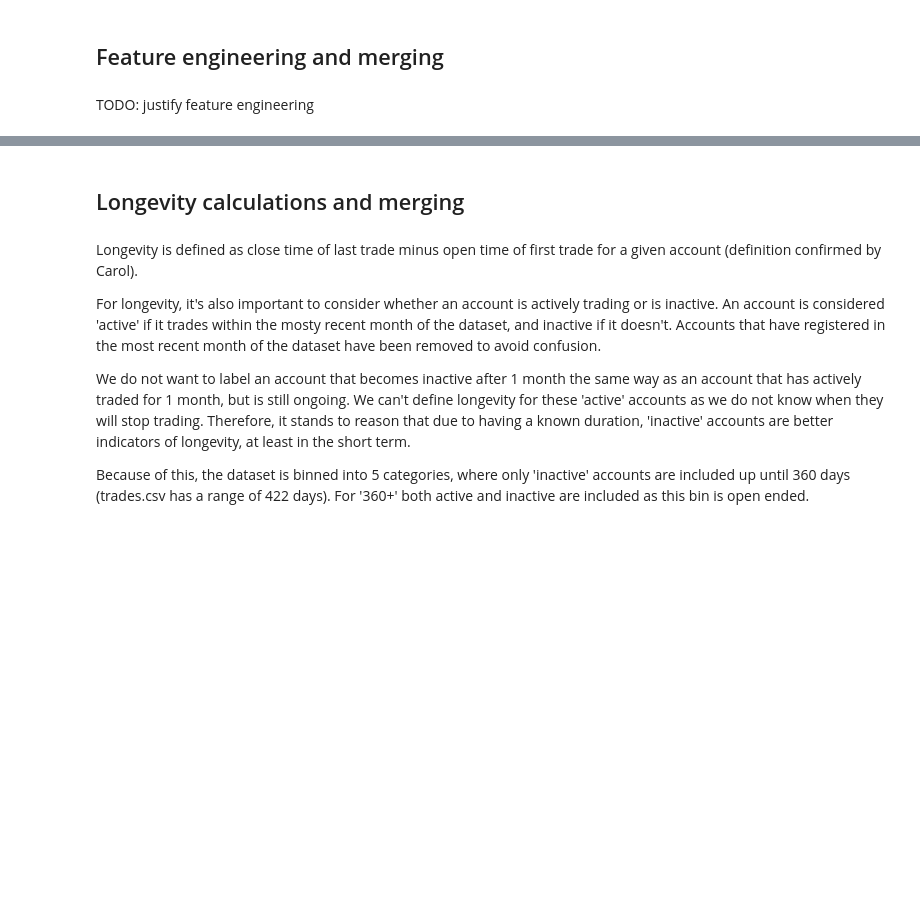
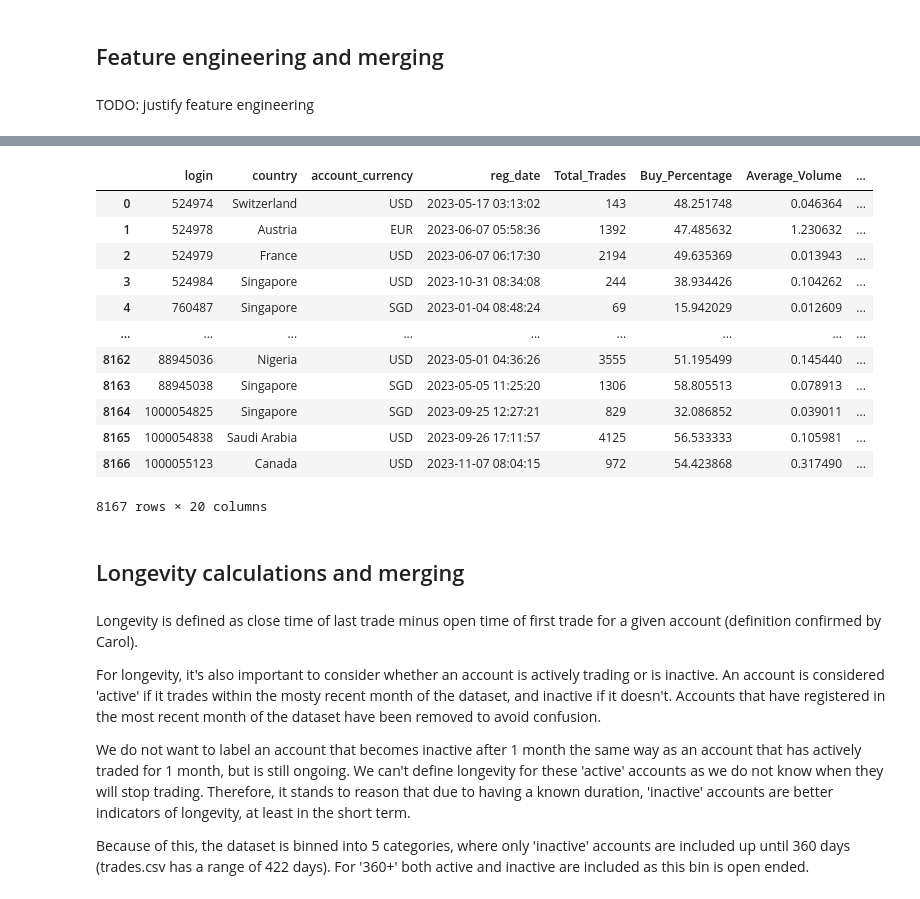
Before and after one commit to CommonCrayon/CapstoneProject, a Jupyter notebook: FeatureEngineeringNew.ipynb, the cells around one changed output, grey strips where cells are left out. Drawn from its saved outputs; the diff is of its cells as text; code cells hidden in the pictures; blank space fills up the shorter version.

```diff
--- a/FeatureEngineeringNew.ipynb
+++ b/FeatureEngineeringNew.ipynb
@@ -404,0 +371,13 @@ result_dataframe = pd.DataFrame({
+# %%
+def infer_tp_sl_hit(row):
+    if row['cmd'] == 0:  # Buy trade
+        if row['close_price'] >= row['tp'] and row['tp'] > 0:
+            return 'tp_hit'
+        elif row['close_price'] <= row['sl'] and row['sl'] > 0:
+            return 'sl_hit'
+    elif row['cmd'] == 1:  # Sell trade
+        if row['close_price'] <= row['tp'] and row['tp'] > 0:
+            return 'tp_hit'
+        elif row['close_price'] >= row['sl'] and row['sl'] > 0:
+            return 'sl_hit'
+    return 'none'
@@ -427,3 +534,19 @@ memory usage: 1021.0+ KB
+# %%
+final_dataset
+# %% [output]
+|  | login | country | account_currency | reg_date | Total_Trades | Buy_Percentage | Average_Volume | ... |
+| 0 | 524974 | Switzerland | USD | 2023-05-17 03:13:02 | 143 | 48.251748 | 0.046364 | ... |
+| 1 | 524978 | Austria | EUR | 2023-06-07 05:58:36 | 1392 | 47.485632 | 1.230632 | ... |
+| 2 | 524979 | France | USD | 2023-06-07 06:17:30 | 2194 | 49.635369 | 0.013943 | ... |
+| 3 | 524984 | Singapore | USD | 2023-10-31 08:34:08 | 244 | 38.934426 | 0.104262 | ... |
+| 4 | 760487 | Singapore | SGD | 2023-01-04 08:48:24 | 69 | 15.942029 | 0.012609 | ... |
+| ... | ... | ... | ... | ... | ... | ... | ... | ... |
+| 8162 | 88945036 | Nigeria | USD | 2023-05-01 04:36:26 | 3555 | 51.195499 | 0.145440 | ... |
+| 8163 | 88945038 | Singapore | SGD | 2023-05-05 11:25:20 | 1306 | 58.805513 | 0.078913 | ... |
+| 8164 | 1000054825 | Singapore | SGD | 2023-09-25 12:27:21 | 829 | 32.086852 | 0.039011 | ... |
+| 8165 | 1000054838 | Saudi Arabia | USD | 2023-09-26 17:11:57 | 4125 | 56.533333 | 0.105981 | ... |
+| 8166 | 1000055123 | Canada | USD | 2023-11-07 08:04:15 | 972 | 54.423868 | 0.317490 | ... |
+8167 rows × 20 columns
 # %% [markdown]
 ## Longevity calculations and merging
 # %% [markdown]
```
Also changed, not shown: parts of 25 cells of this notebook.
